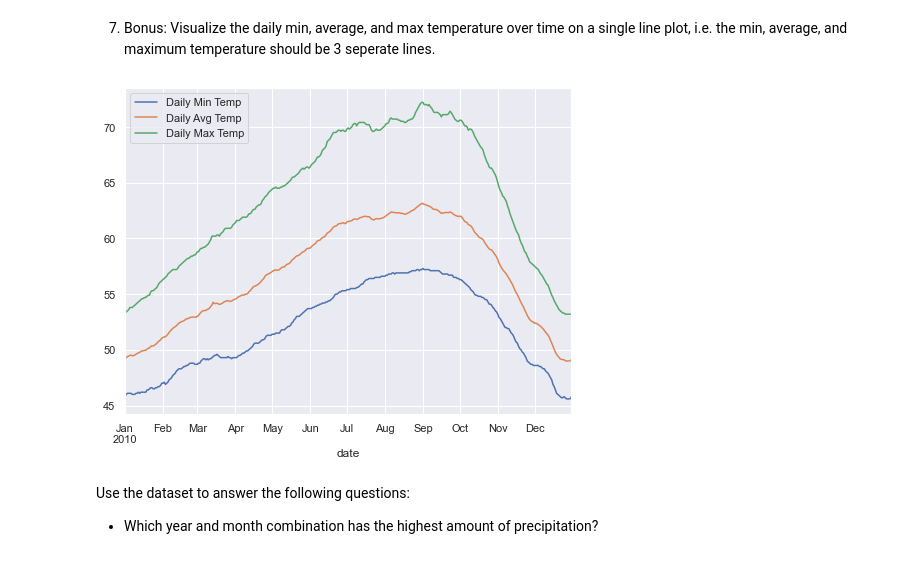
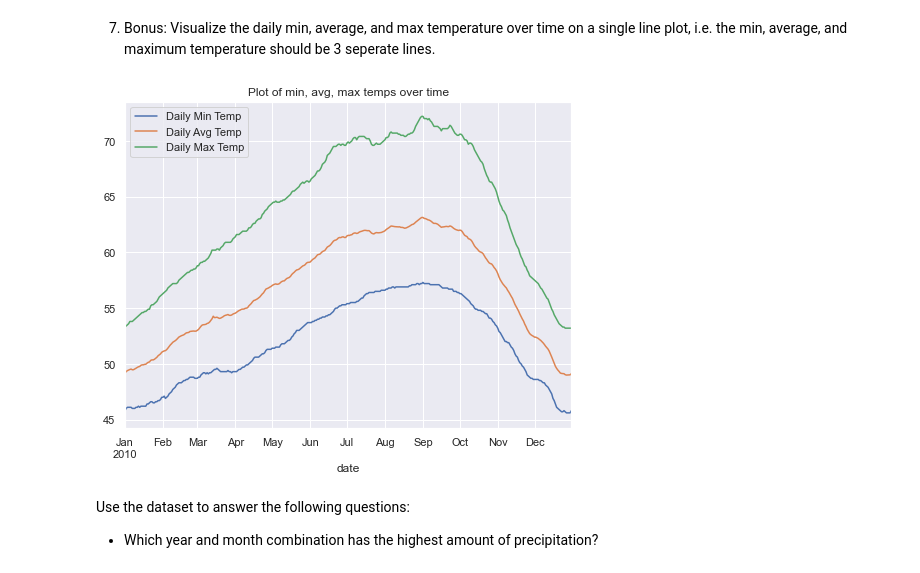
Before and after one commit to chadallen210/time-series-exercises, a Jupyter notebook: time_series_data_exercises.ipynb, the cells around one changed output. Drawn from its saved outputs; the diff is of its cells as text; code cells hidden in the pictures.

```diff
--- a/time_series_data_exercises.ipynb
+++ b/time_series_data_exercises.ipynb
@@ -162,11 +137,12 @@ df_daily.resample('M').mean().sort_values('diff', ascending=False)
 # %%
 df.resample('D').min().temp.plot(label = 'Daily Min Temp')
 df.resample('D').mean().temp.plot(label = 'Daily Avg Temp')
 df.resample('D').max().temp.plot(label = 'Daily Max Temp')
+plt.title('Plot of min, avg, max temps over time')
 plt.legend()
 plt.show()
 # %% [output]
-[figure, old version]
+[figure, new version]
 # %%
 from vega_datasets import data
 df = data.seattle_weather()
```
Also changed, not shown: parts of 50 cells of this notebook.
